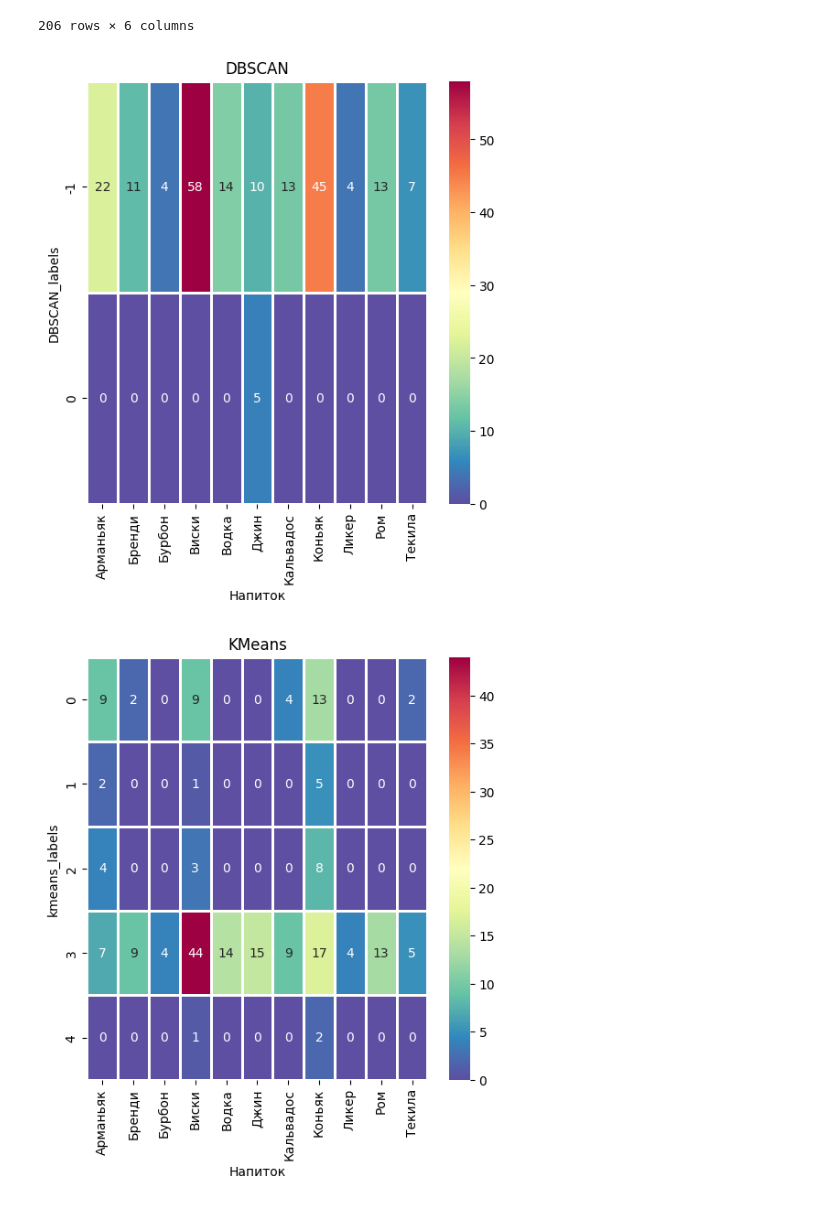
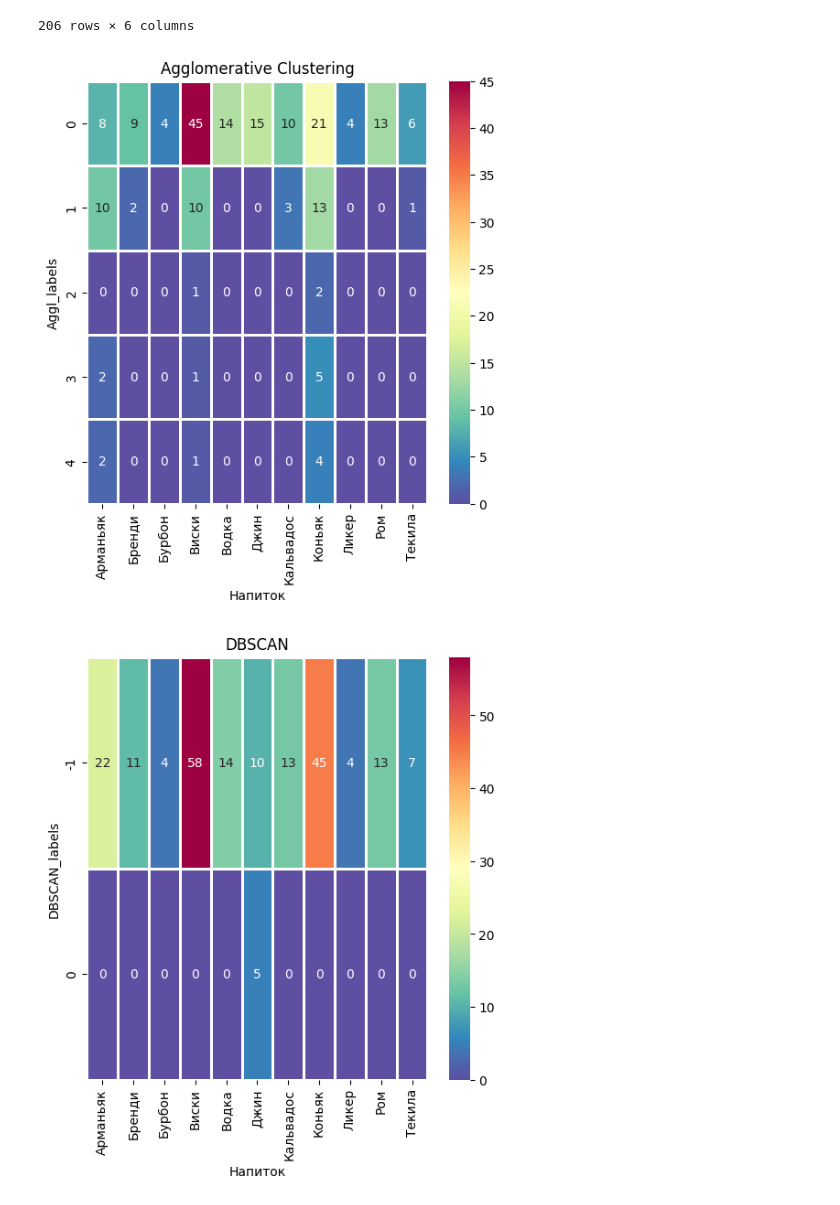
Before and after one commit to avkolchin1995/Spirits-Clustering, a Jupyter notebook: Spirits-Clustering.ipynb, the cells around one changed output. Saved outputs shown, nothing was run; the diff lists cells and outputs as text; code cells hidden in the pictures.

```diff
--- a/Spirits-Clustering.ipynb
+++ b/Spirits-Clustering.ipynb
@@ -217,6 +217,10 @@ df
 | 204 | Виски | 59000 | Шотландия | 46 | 25.0 | 1 |
 | 205 | Коньяк | 48000 | Франция | 45 | 10.0 | 1 |
 206 rows × 6 columns
+# %%
+# Метки кластеров DBSCAN
+Aggl_labels = model_aggl.labels_
+df['Aggl_labels'] = Aggl_labels
 # %%
 # Метки кластеров DBSCAN
 DBSCAN_labels = model_DBSCAN.labels_
@@ -228,18 +232,23 @@ df['kmeans_labels'] = kmeans_labels
 # %%
 # Связь между кластерами и видом напитков
 # Таблицы сопряженности между кластерами и видом напитка
+cross_tab_Aggl = pd.crosstab(df['Aggl_labels'],df['Напиток'])
 cross_tab_DBSCAN = pd.crosstab(df['DBSCAN_labels'],df['Напиток'])
 cross_tab_kmeans = pd.crosstab(df['kmeans_labels'],df['Напиток'])
 #
 # Тепловая карта сопряженности
+plt.figure(figsize=(6,6))
+sns.heatmap(cross_tab_Aggl, annot=True, cmap='Spectral_r', linewidths=1)
+plt.title('Agglomerative Clustering')
+plt.show()
 plt.figure(figsize=(6,6))
 sns.heatmap(cross_tab_DBSCAN, annot=True, cmap='Spectral_r', linewidths=1)
 plt.title('DBSCAN')
 plt.show()
 plt.figure(figsize=(6,6))
 sns.heatmap(cross_tab_kmeans, annot=True, cmap='Spectral_r', linewidths=1)
 plt.title('KMeans')
 plt.show()
 # %% [output]
-[figure, old version]
+[figure, new version]
-[figure, old version]
+[figure, new version]
```
Also changed, not shown: parts of 3 cells of this notebook.
